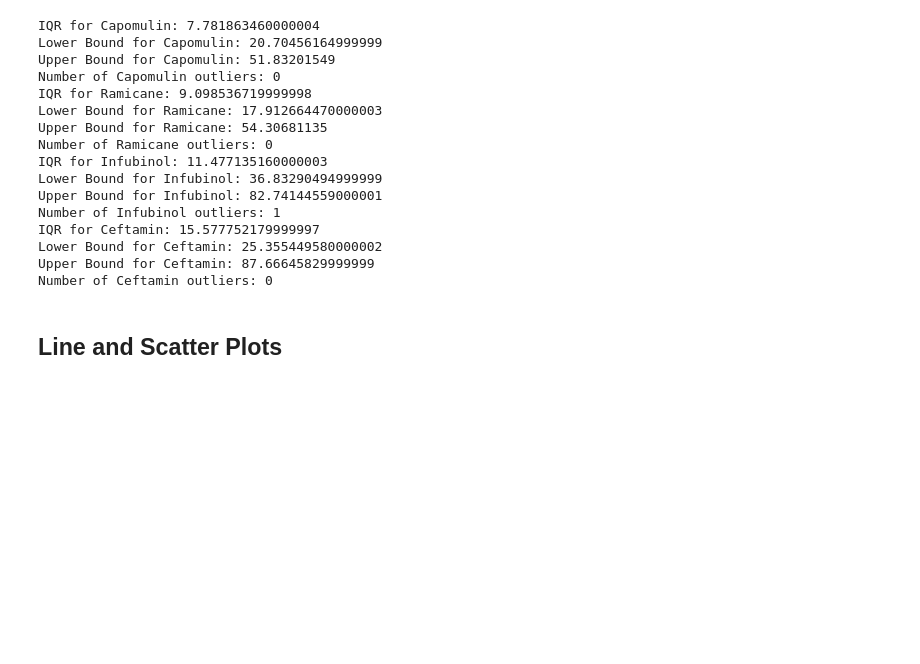
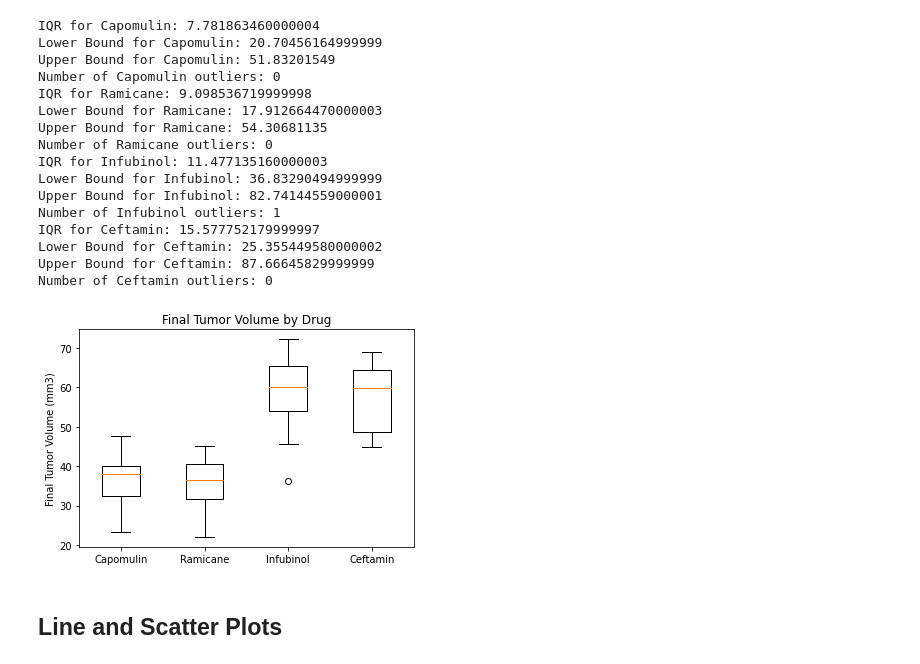
Before and after one commit to tonju27/Matplotlib-Challenge, a Jupyter notebook: Pymaceuticals/pymaceuticals_starter.ipynb, the cells around one changed output. Drawn from its saved outputs; the diff is of its cells as text; code cells hidden in the pictures; blank space fills up the shorter version.

```diff
--- a/Pymaceuticals/pymaceuticals_starter.ipynb
+++ b/Pymaceuticals/pymaceuticals_starter.ipynb
@@ -271,5 +271,19 @@ Upper Bound for Ceftamin: 87.66645829999999
 Number of Ceftamin outliers: 0
 # %%
 # Generate a box plot of the final tumor volume of each mouse across four regimens of interest
+
+# plot boxplot syntax adopted from matplotlib.org
+
+plt.boxplot(tumor_data_df)
+
+# titles and labels
+
+plt.title('Final Tumor Volume by Drug')
+plt.ylabel('Final Tumor Volume (mm3)')
+plt.xticks([1, 2, 3, 4], ['Capomulin', 'Ramicane', 'Infubinol', 'Ceftamin'])
+
+plt.show()
+# %% [output]
+[figure, added]
 # %% [markdown]
 ## Line and Scatter Plots
```
Also changed, not shown: parts of 8 cells of this notebook.
